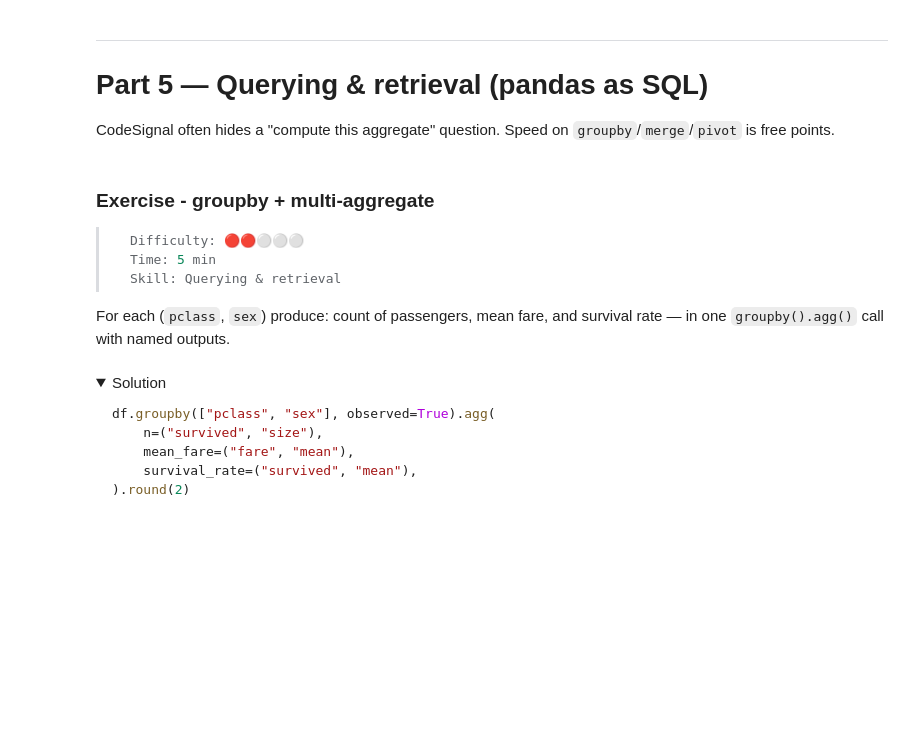
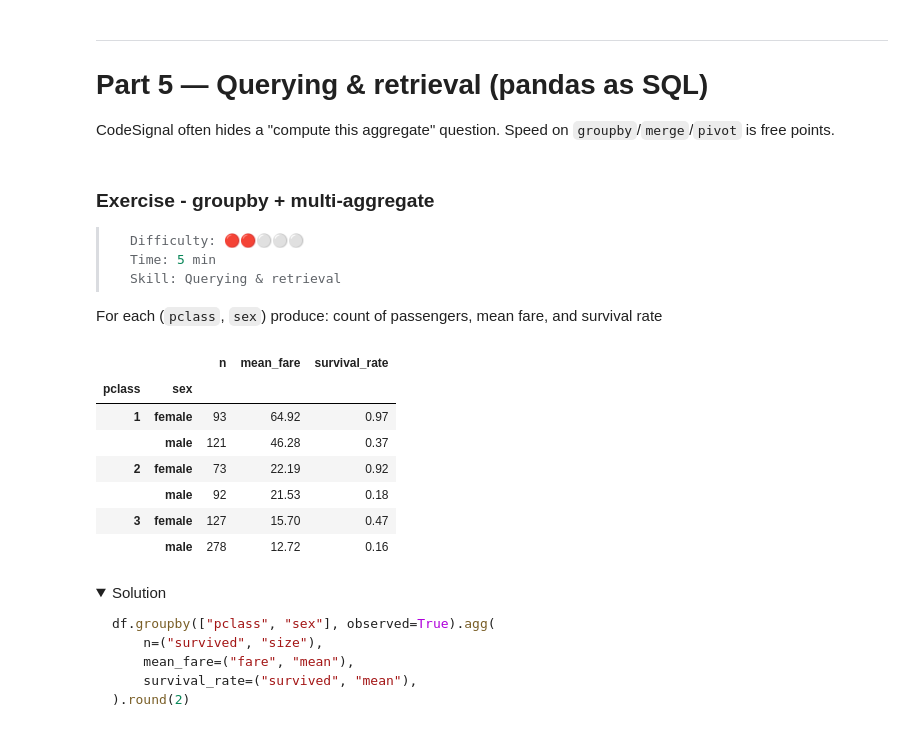
Before and after one commit to eliasubz/pytorch-basics, a Jupyter notebook: BCG_FDS_DataPrep_Drill.ipynb, the cells around one changed output. Cells and saved outputs as stored; diff of their text form; code cells hidden in the pictures; folded sections open; blank space fills up the shorter version.

````diff
--- a/BCG_FDS_DataPrep_Drill.ipynb
+++ b/BCG_FDS_DataPrep_Drill.ipynb
@@ -350,6 +343,6 @@ df.isna().sum().sort_values(ascending=False).head()
 Convert `pclass` to an ordered categorical (1 < 2 < 3) and cast the obvious object columns to `category` dtype (smaller memory, plays nice with groupby). Note `alive` is a leak of the target — flag it mentally to drop before modeling.
 # %%
 df["pclass"] = pd.Categorical(df["pclass"], categories=[1, 2, 3], ordered=True)
-for col in [...]:
+for col in ["sex", "embarked", "who", "embark_town", "alive"]:
     df[col] = df[col].astype("category")
 df.dtypes
@@ -500,13 +537,28 @@ CodeSignal often hides a "compute this aggregate" question. Speed on `groupby`/`
 > Skill: Querying & retrieval
 > ```
 
-For each (`pclass`, `sex`) produce: count of passengers, mean fare, and survival rate — in one `groupby().agg()` call with named outputs.
+For each (`pclass`, `sex`) produce: count of passengers, mean fare, and survival rate
 # %%
-df.groupby([...], observed=True).agg(
-    n=(..., ...),
-    mean_fare=(..., ...),
-    survival_rate=(..., ...),
+df.groupby(["pclass", "sex"])[["fare", "survived"]].agg({"fare": ["count", "mean"], "survived": "mean"}).round(2)
+
+
+
+
+
+df.groupby(["pclass", "sex"], observed=True).agg(
+    n=("survived", "size"),
+    mean_fare=("fare", "mean"),
+    survival_rate=("survived", "mean"),
 ).round(2)
+# %% [output]
+|  |  | n | mean_fare | survival_rate |
+| pclass | sex |  |  |  |
+| 1 | female | 93 | 64.92 | 0.97 |
+|  | male | 121 | 46.28 | 0.37 |
+| 2 | female | 73 | 22.19 | 0.92 |
+|  | male | 92 | 21.53 | 0.18 |
+| 3 | female | 127 | 15.70 | 0.47 |
+|  | male | 278 | 12.72 | 0.16 |
 # %% [markdown]
 <details><summary>Solution</summary>
 
````
Also changed, not shown: parts of 11 cells of this notebook.
